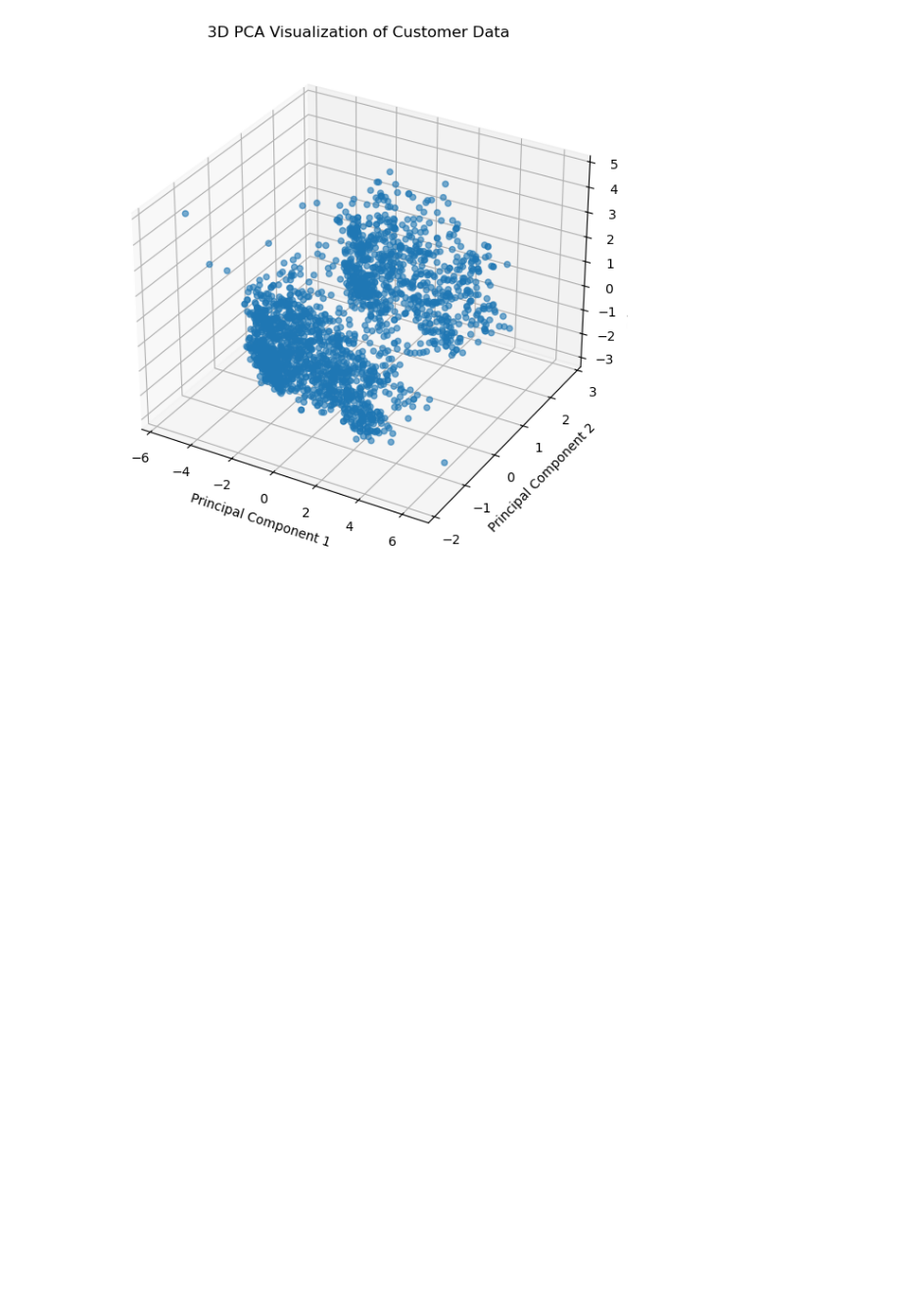
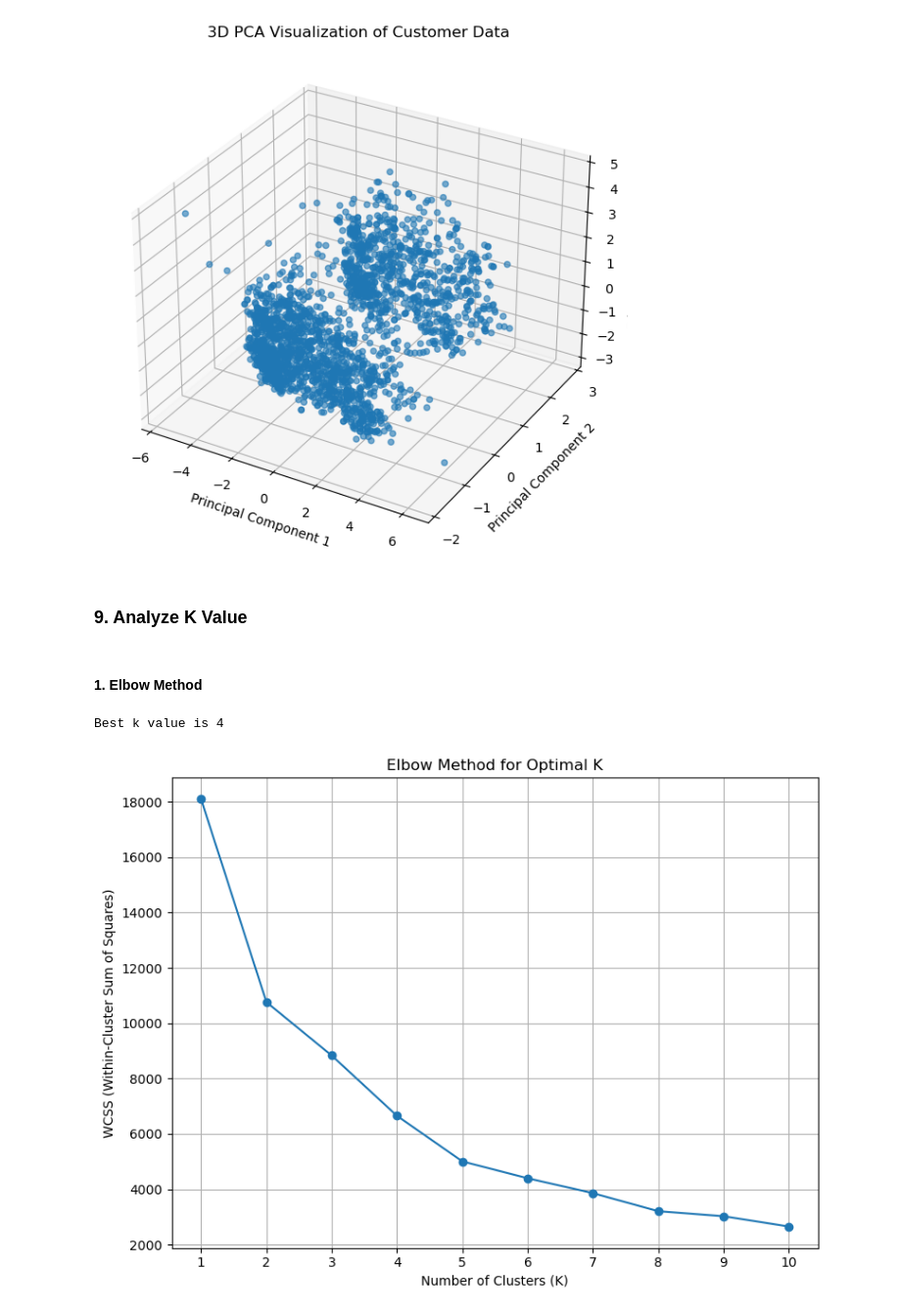
Before and after one commit to yashpal0502/SmartCart-Clustering-System, a Jupyter notebook: notebooks/01 - data_preprocessing.ipynb, the cells around one changed output. Shown at 98% size. Cells and saved outputs as stored; diff of their text form; code cells hidden in the pictures; blank space fills up the shorter version.

```diff
--- a/notebooks/01 - data_preprocessing.ipynb
+++ b/notebooks/01 - data_preprocessing.ipynb
@@ -404,3 +406,16 @@ plt.savefig(
 plt.show()
 # %% [output]
 [figure]
+# %% [markdown]
+### 9. Analyze K Value
+# %% [markdown]
+#### 1. Elbow Method
+# %%
+from sklearn.cluster import KMeans
+from kneed import KneeLocator
+
+wcss = []
+for k in range(1, 11):
+    kmeans = KMeans(n_clusters=k, random_state=42)
+    kmeans.fit_predict(X_pca)
+    wcss.append(kmeans.inertia_)
@@ -406,0 +425,33 @@ plt.show()
+# %%
+print("Best k value is", optimal_k)
+# %% [output]
+Best k value is 4
+# %%
+# Plot
+
+plt.figure(figsize=(8, 6))
+
+plt.plot(
+    range(1, 11),
+    wcss,
+    marker="o"
+)
+
+plt.xlabel("Number of Clusters (K)")
+plt.ylabel("WCSS (Within-Cluster Sum of Squares)")
+plt.title("Elbow Method for Optimal K")
+
+plt.xticks(range(1, 11))
+plt.grid(True)
+
+plt.tight_layout()
+
+plt.savefig(
+    "../visualizations/clustering/elbow_method.png",
+    dpi=150,
+    bbox_inches="tight"
+)
+
+plt.show()
+# %% [output]
+[figure, added]
```
Also changed, not shown: parts of 9 cells of this notebook, 3 other files.
